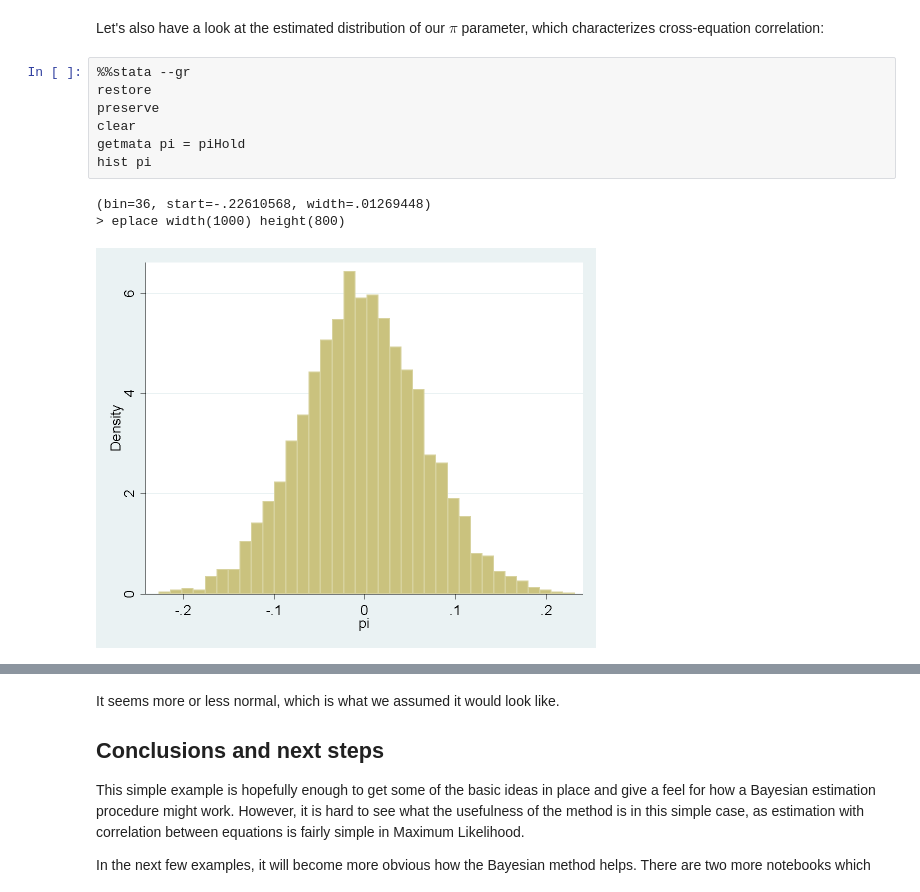
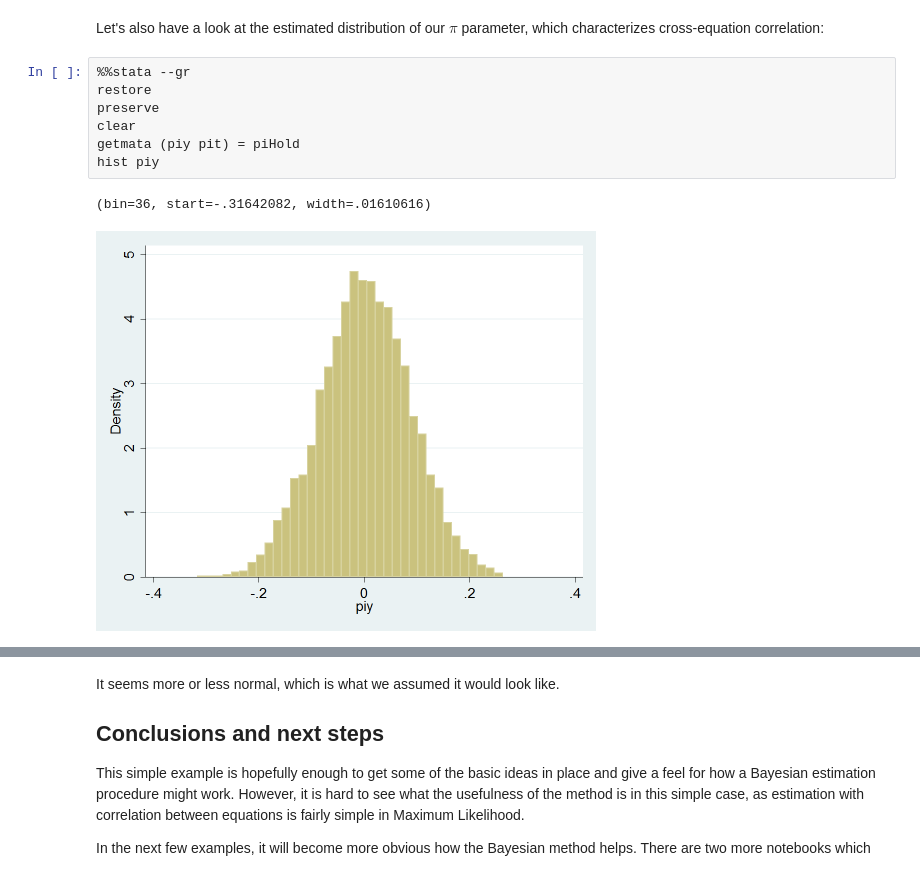
Before and after one commit to mbaker21231/BayesianTR, a Jupyter notebook: BayesianIV - Basic.ipynb, the cells around one changed output, grey strips where cells are left out. Saved outputs shown, nothing was run; the diff lists cells and outputs as text.

Commit message:
Started a new example...
Started a new example that actually seems to work (fingers crossed).
Suggests that before my data was flawed.

```diff
--- a/BayesianIV - Basic.ipynb
+++ b/BayesianIV - Basic.ipynb
@@ -425,11 +483,10 @@ Let's also have a look at the estimated distribution of our $\pi$ parameter, whi
 # %%
 %%stata --gr
 restore
 preserve
 clear
-getmata pi = piHold
-hist pi
+getmata (piy pit) = piHold
+hist piy
 # %% [output]
-(bin=36, start=-.22610568, width=.01269448)
-> eplace width(1000) height(800)
+(bin=36, start=-.31642082, width=.01610616)
-[figure, old version]
+[figure, new version]
```
Also changed, not shown: parts of 17 cells of this notebook.
